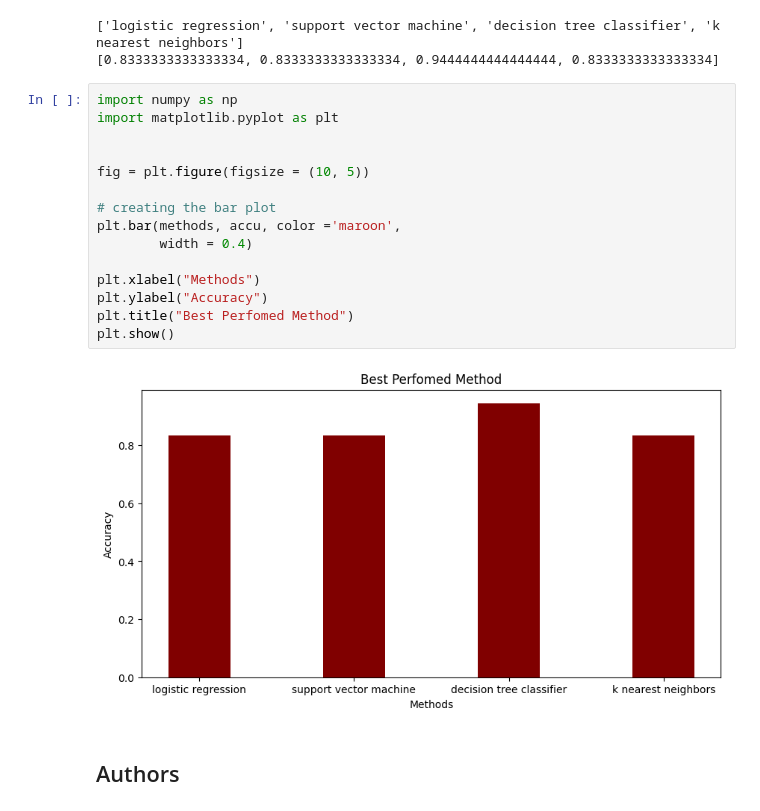
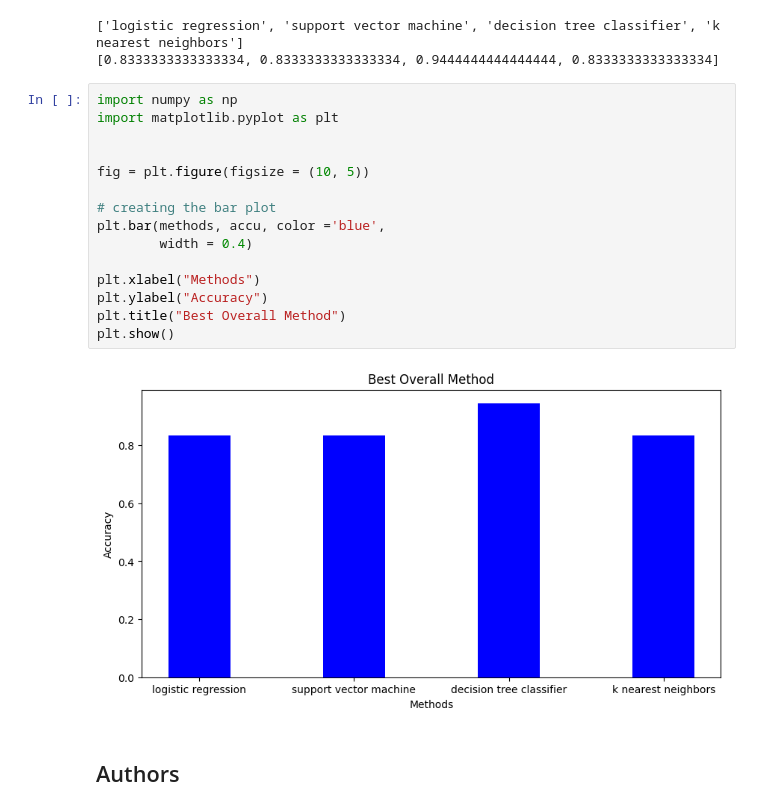
Before and after one commit to Speerfish/IBM-Data-Science-Professional-Certificate, a Jupyter notebook: Applied Data Science Capstone/Module 4/SpaceX_Machine Learning Prediction_Part_5a.ipynb, the cells around one changed output. Drawn from its saved outputs; the diff is of its cells as text.

```diff
--- a/Applied Data Science Capstone/Module 4/SpaceX_Machine Learning Prediction_Part_5a.ipynb
+++ b/Applied Data Science Capstone/Module 4/SpaceX_Machine Learning Prediction_Part_5a.ipynb
@@ -400,20 +400,20 @@ print(accu)
 # %%
 import numpy as np
 import matplotlib.pyplot as plt
 
 
 fig = plt.figure(figsize = (10, 5))
 
 # creating the bar plot
-plt.bar(methods, accu, color ='maroon',
+plt.bar(methods, accu, color ='blue',
         width = 0.4)
 
 plt.xlabel("Methods")
 plt.ylabel("Accuracy")
-plt.title("Best Perfomed Method")
+plt.title("Best Overall Method")
 plt.show()
 # %% [output]
-[figure, old version]
+[figure, new version]
 # %% [markdown]
 ## Authors
 # %% [markdown]
```
Also changed, not shown: parts of 2 cells of this notebook.
